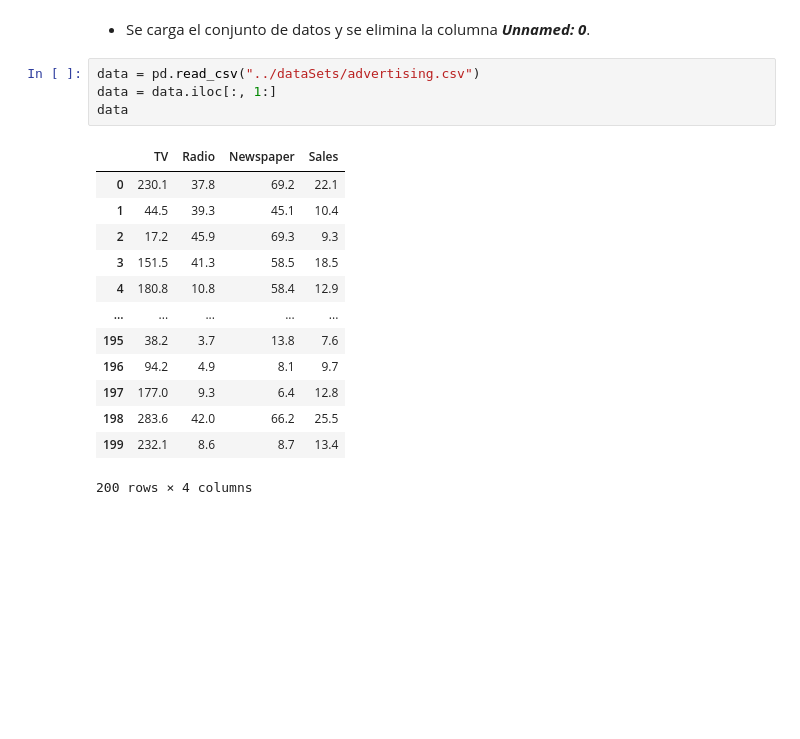
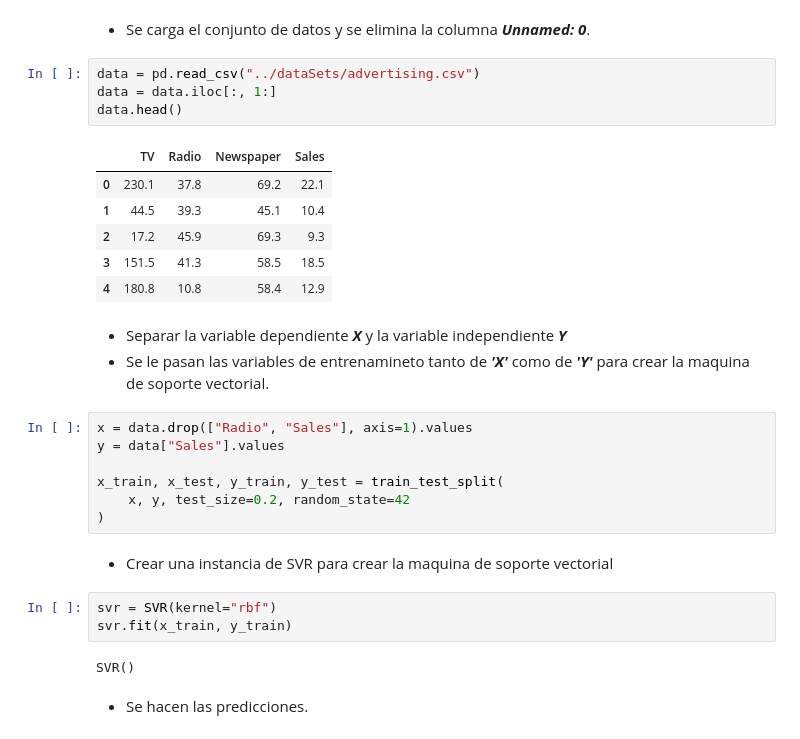
Before and after one commit to GabrielCastro1221/curso_machine_learning, a Jupyter notebook: models/modelo_SVR.ipynb, the cells around one changed output. Saved outputs shown, nothing was run; the diff lists cells and outputs as text; blank space fills up the shorter version.

Commit message:
maquina de soporte vectorial

```diff
--- a/models/modelo_SVR.ipynb
+++ b/models/modelo_SVR.ipynb
@@ -8,18 +10,30 @@ import matplotlib.pyplot as plt # type: ignore
 # %%
 data = pd.read_csv("../dataSets/advertising.csv")
 data = data.iloc[:, 1:]
-data
+data.head()
 # %% [output]
 |  | TV | Radio | Newspaper | Sales |
 | 0 | 230.1 | 37.8 | 69.2 | 22.1 |
 | 1 | 44.5 | 39.3 | 45.1 | 10.4 |
 | 2 | 17.2 | 45.9 | 69.3 | 9.3 |
 | 3 | 151.5 | 41.3 | 58.5 | 18.5 |
 | 4 | 180.8 | 10.8 | 58.4 | 12.9 |
-| ... | ... | ... | ... | ... |
-| 195 | 38.2 | 3.7 | 13.8 | 7.6 |
-| 196 | 94.2 | 4.9 | 8.1 | 9.7 |
-| 197 | 177.0 | 9.3 | 6.4 | 12.8 |
-| 198 | 283.6 | 42.0 | 66.2 | 25.5 |
-| 199 | 232.1 | 8.6 | 8.7 | 13.4 |
-200 rows × 4 columns
+# %% [markdown]
++ Separar la variable dependiente _***X***_ y la variable independiente _***Y***_
++ Se le pasan las variables de entrenamineto tanto de _***'X'***_ como de _***'Y'***_ para crear la maquina de soporte vectorial.
+# %%
+x = data.drop(["Radio", "Sales"], axis=1).values
+y = data["Sales"].values
+
+x_train, x_test, y_train, y_test = train_test_split(
+    x, y, test_size=0.2, random_state=42
+)
+# %% [markdown]
++ Crear una instancia de SVR para crear la maquina de soporte vectorial
+# %%
+svr = SVR(kernel="rbf")
+svr.fit(x_train, y_train)
+# %% [output]
+SVR()
+# %% [markdown]
++ Se hacen las predicciones.
```
Also changed, not shown: parts of 12 cells of this notebook, 1 other file.
